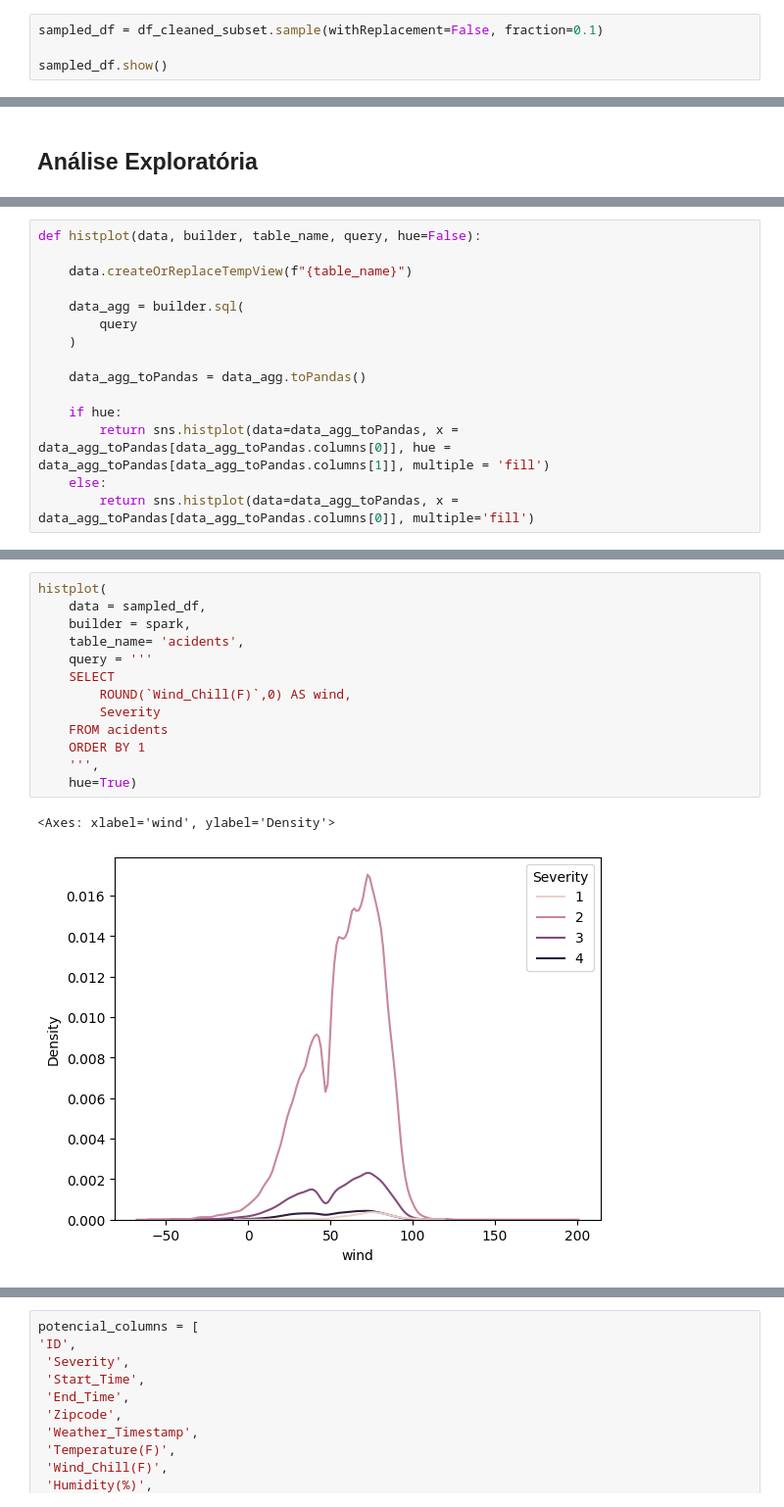
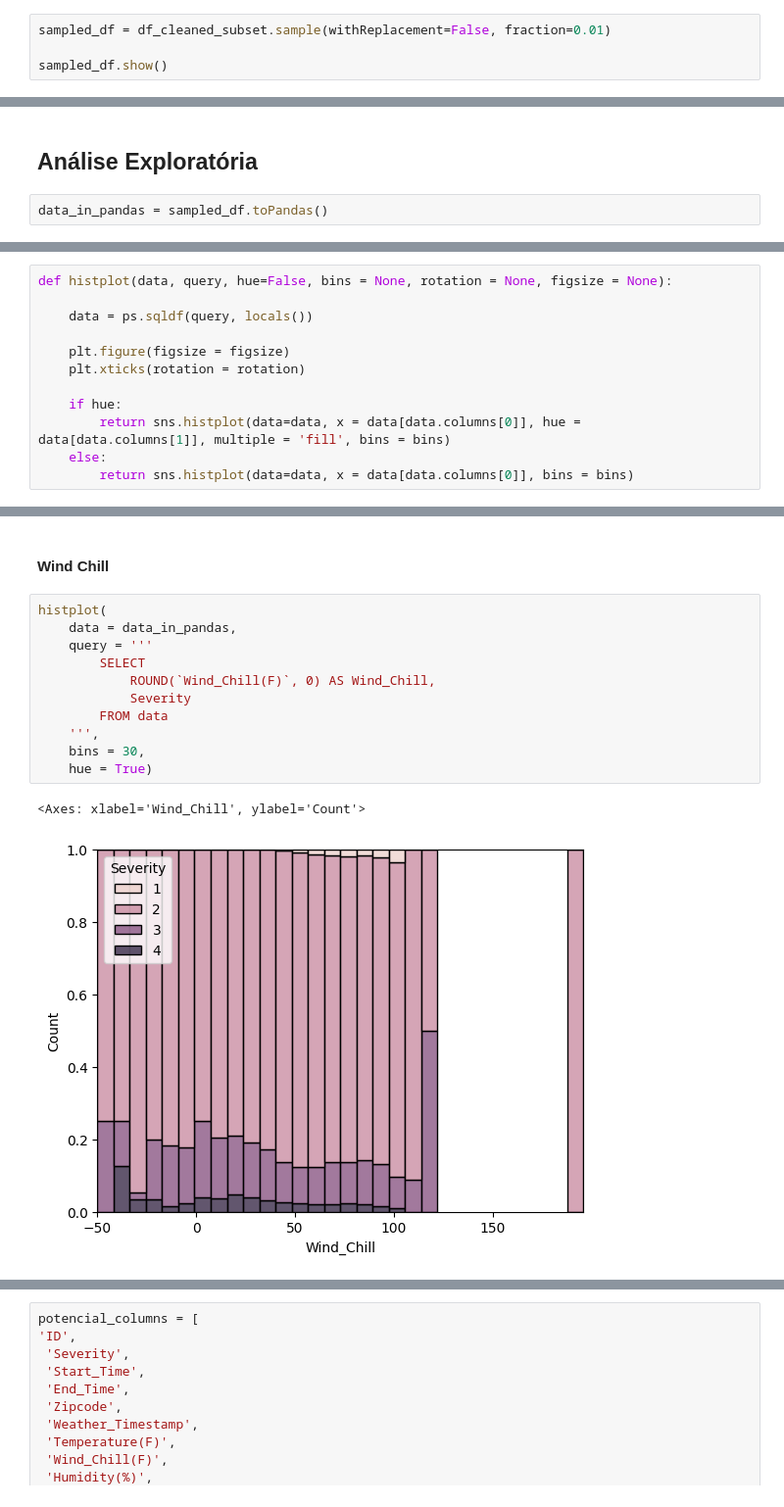
Before and after one commit to ArthurMesquita96/Traffic-Accident-Analysis, a Jupyter notebook: projeto_accidents.ipynb, the cells around one changed output, grey strips where cells are left out. Shown at 98% size. Drawn from its saved outputs; the diff is of its cells as text.

Commit message:
analise exploratória - analise uni e bivariada, matriz de plots

```diff
--- a/projeto_accidents.ipynb
+++ b/projeto_accidents.ipynb
@@ -261,5 +220,5 @@ df_cleaned_subset.count()
 # %%
-sampled_df = df_cleaned_subset.sample(withReplacement=False, fraction=0.1)
+sampled_df = df_cleaned_subset.sample(withReplacement=False, fraction=0.01)
 
 sampled_df.show()
 # %% [output]
@@ -282,4 +241,6 @@ sampled_df.show()
 only showing top 20 rows
 # %% [markdown]
 ## Análise Exploratória
+# %%
+data_in_pandas = sampled_df.toPandas()
 # %%
@@ -300,15 +255,12 @@ def barplot(data, builder, table_name, query, hue=False):
 # %%
-def histplot(data, builder, table_name, query, hue=False):
+def histplot(data, query, hue=False, bins = None, rotation = None, figsize = None):
 
-    data.createOrReplaceTempView(f"{table_name}")
+    data = ps.sqldf(query, locals())
 
-    data_agg = builder.sql(
-        query
-    )
-
-    data_agg_toPandas = data_agg.toPandas()
+    plt.figure(figsize = figsize)
+    plt.xticks(rotation = rotation)
 
     if hue:
-        return sns.histplot(data=data_agg_toPandas, x = data_agg_toPandas[data_agg_toPandas.columns[0]], hue = data_agg_toPandas[data_agg_toPandas.columns[1]], multiple = 'fill')
+        return sns.histplot(data=data, x = data[data.columns[0]], hue = data[data.columns[1]], multiple = 'fill', bins = bins)
     else:
-        return sns.histplot(data=data_agg_toPandas, x = data_agg_toPandas[data_agg_toPandas.columns[0]], multiple='fill')
+        return sns.histplot(data=data, x = data[data.columns[0]], bins = bins)
@@ -332,16 +500,16 @@ barplot(
+# %% [markdown]
+#### Wind Chill
 # %%
 histplot(
-    data = sampled_df,
-    builder = spark,
-    table_name= 'acidents',
+    data = data_in_pandas,
     query = '''
-    SELECT
-        ROUND(`Wind_Chill(F)`,0) AS wind,
-        Severity
-    FROM acidents
-    ORDER BY 1
+        SELECT
+            ROUND(`Wind_Chill(F)`, 0) AS Wind_Chill,
+            Severity
+        FROM data
     ''',
-    hue=True)
+    bins = 30,
+    hue = True)
 # %% [output]
-<Axes: xlabel='wind', ylabel='Density'>
+<Axes: xlabel='Wind_Chill', ylabel='Count'>
-[figure, old version]
+[figure, new version]
```
Also changed, not shown: parts of 54 cells of this notebook.
